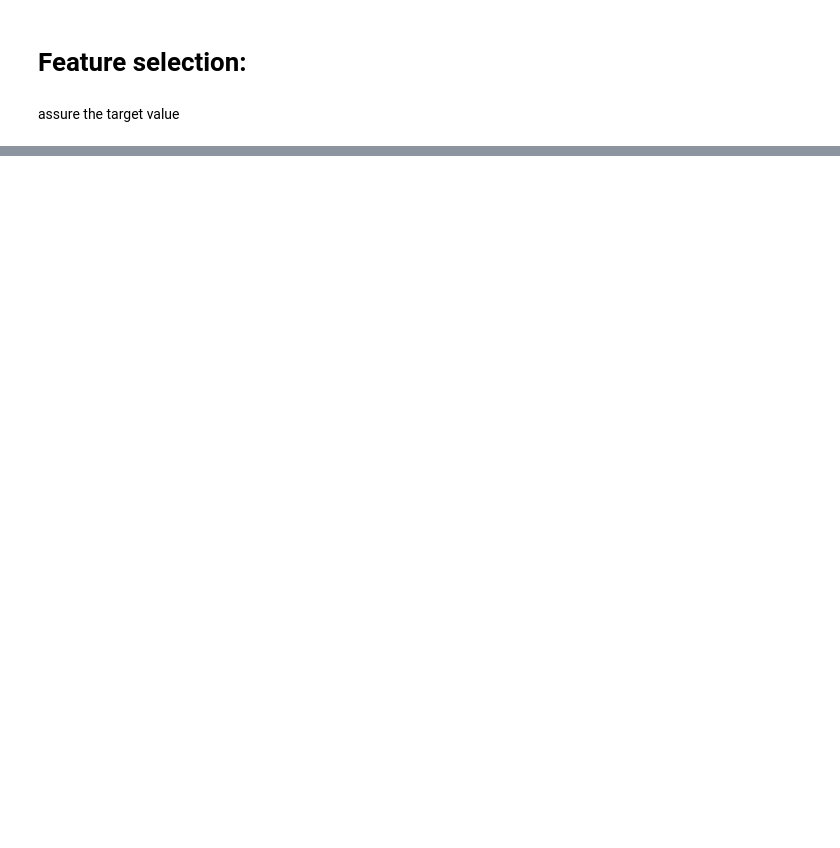
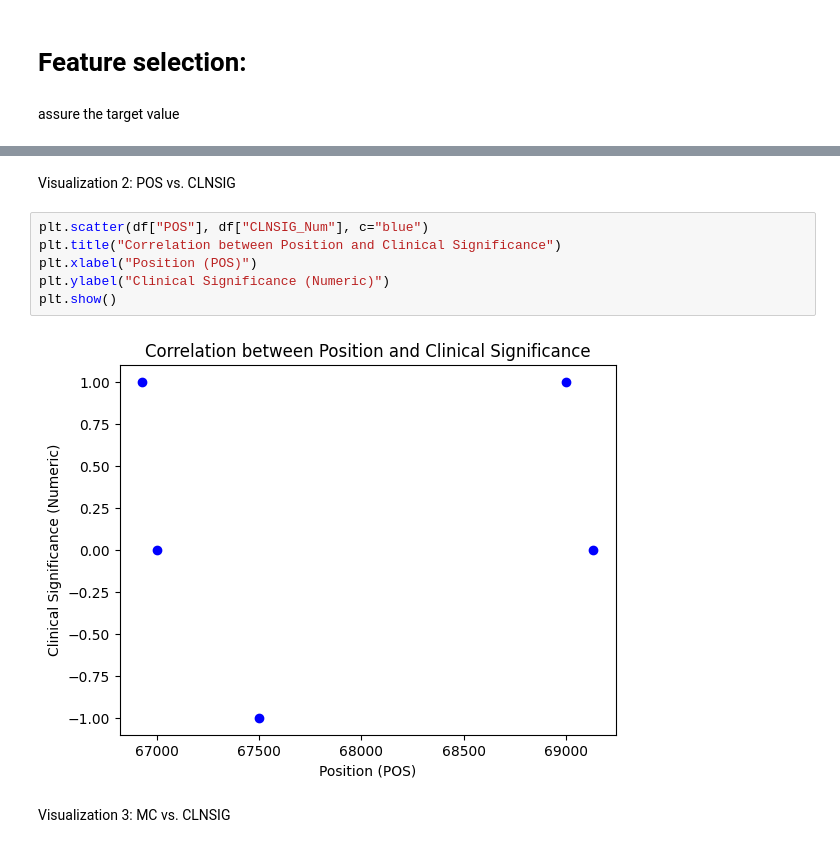
Before and after one commit to InbalBolshinsky/multi-modal-mutation-detector, a Jupyter notebook: notebooks/LungCancer_ClinVar_DataPrep.ipynb, the cells around one changed output, grey strips where cells are left out. Drawn from its saved outputs; the diff is of its cells as text; blank space fills up the shorter version.

```diff
--- a/notebooks/LungCancer_ClinVar_DataPrep.ipynb
+++ b/notebooks/LungCancer_ClinVar_DataPrep.ipynb
@@ -771,0 +738,12 @@ Name: CLNSIG, dtype: float64
+# %% [markdown]
+Visualization 2: POS vs. CLNSIG
+# %%
+plt.scatter(df["POS"], df["CLNSIG_Num"], c="blue")
+plt.title("Correlation between Position and Clinical Significance")
+plt.xlabel("Position (POS)")
+plt.ylabel("Clinical Significance (Numeric)")
+plt.show()
+# %% [output]
+[figure, added]
+# %% [markdown]
+Visualization 3: MC vs. CLNSIG
```
Also changed, not shown: parts of 32 cells of this notebook.
